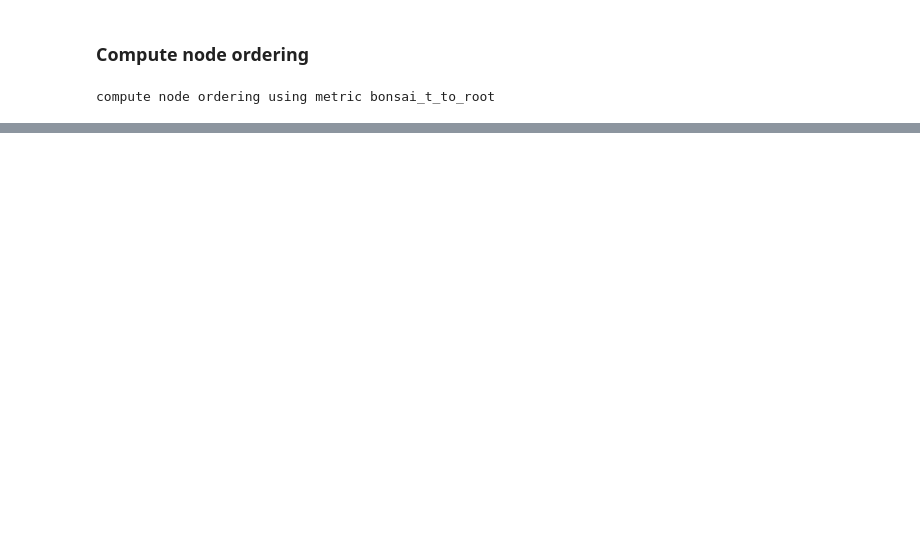
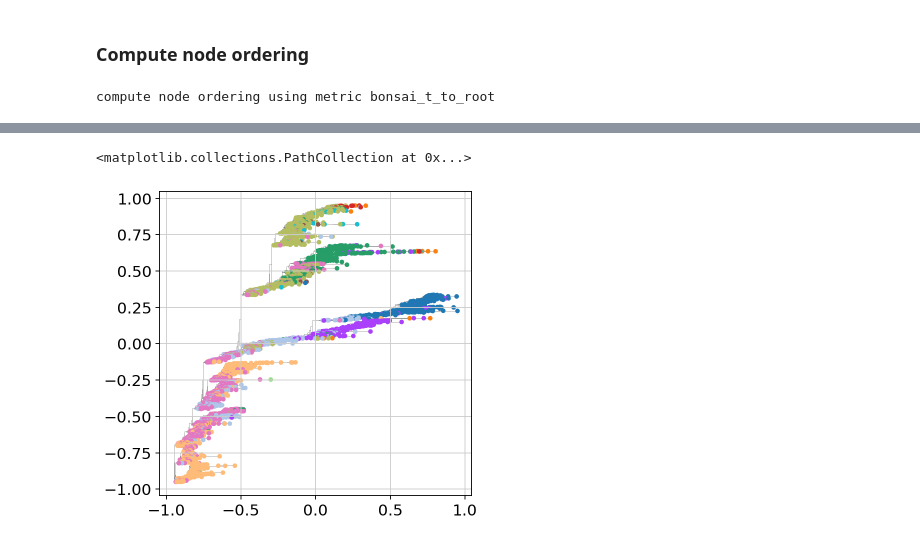
Before and after one commit to stanfish06/bonsai-loop, a Jupyter notebook: notebooks/interal-nodes-contact-maps.ipynb, the cells around one changed output, grey strips where cells are left out. Saved outputs shown, nothing was run; the diff lists cells and outputs as text; code cells hidden in the pictures; blank space fills up the shorter version.

```diff
--- a/notebooks/interal-nodes-contact-maps.ipynb
+++ b/notebooks/interal-nodes-contact-maps.ipynb
@@ -333,0 +364,31 @@ print(node_data_lookup["TTTGTTGTCCATTTCA-1_48h"])
+# %%
+# verify that the dendrogram is correct
+edge_df = scData.tree.get_edge_dataframe()
+sources = edge_df["source"].to_list()
+targets = edge_df["target"].to_list()
+
+gas_edge_coords_d = np.zeros((len(sources), 3, 2))
+for i, (s, t) in enumerate(zip(sources, targets)):
+    gas_edge_coords_d[i, 0, :] = node_data_lookup[s].dendrogram_coords
+    gas_edge_coords_d[i, 2, :] = node_data_lookup[t].dendrogram_coords
+    gas_edge_coords_d[i, 1, 0] = node_data_lookup[s].dendrogram_coords[0]  # type: ignore[index]
+    gas_edge_coords_d[i, 1, 1] = node_data_lookup[t].dendrogram_coords[1]  # type: ignore[index]
+
+color_pal = dict(
+    zip(adata.obs["leiden_sub"].cat.categories, adata.uns["leiden_sub_colors"])
+)
+gas_cell_coords_d = []
+gas_cell_colors = []
+for node_id, node_data in node_data_lookup.items():
+    if node_data.tree_node.isLeaf:
+        gas_cell_coords_d.append(node_data.dendrogram_coords)
+        gas_cell_colors.append(color_pal[list(adata[node_id].obs["leiden_sub"])[0]])
+gas_cell_coords_d = np.array(gas_cell_coords_d)
+
+fig, ax = plt.subplots(figsize=(5, 5))
+for e in gas_edge_coords_d:
+    ax.plot(e[:, 0], e[:, 1], c="gray", lw=0.3, zorder=1)
+ax.scatter(gas_cell_coords_d[:, 0], gas_cell_coords_d[:, 1], c=gas_cell_colors, s=10)
+# %% [output]
+<matplotlib.collections.PathCollection at 0x...>
+[figure, added]
```
Also changed, not shown: parts of 12 cells of this notebook.
